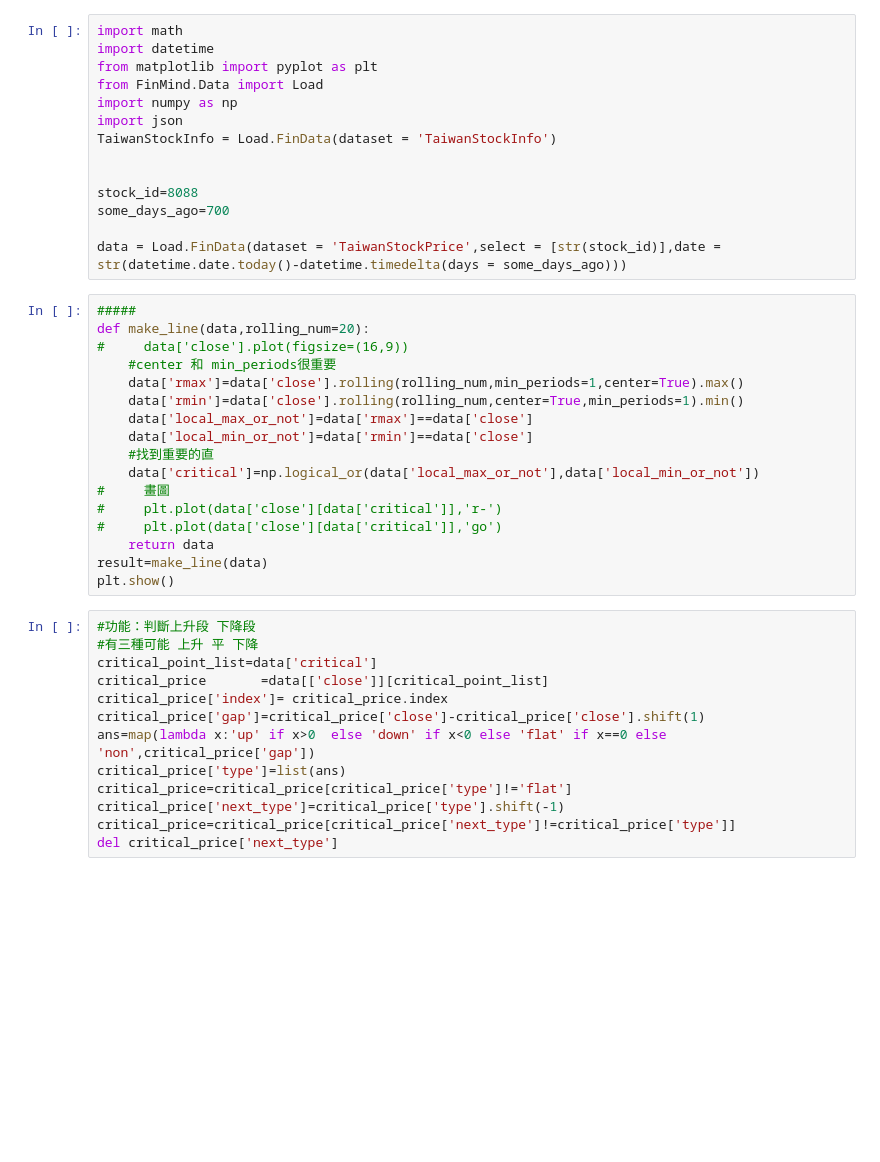
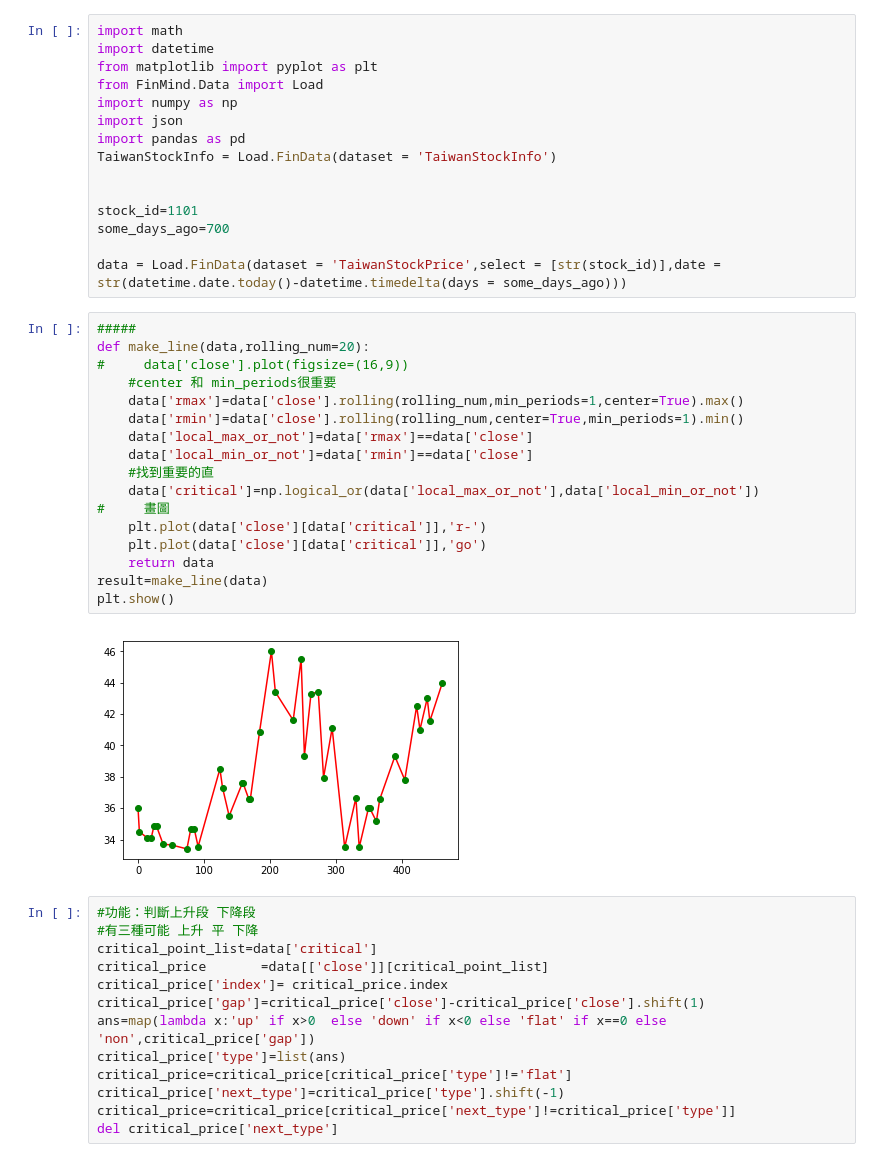
Before and after one commit to r07521706/Stock, a Jupyter notebook: 波簡化.ipynb, the cells around one changed output. Cells and saved outputs as stored; diff of their text form; blank space fills up the shorter version.

```diff
--- a/波簡化.ipynb
+++ b/波簡化.ipynb
@@ -5,30 +5,33 @@ from matplotlib import pyplot as plt
 from FinMind.Data import Load
 import numpy as np
 import json
+import pandas as pd
 TaiwanStockInfo = Load.FinData(dataset = 'TaiwanStockInfo')
 
 
-stock_id=8088
+stock_id=1101
 some_days_ago=700
 
 data = Load.FinData(dataset = 'TaiwanStockPrice',select = [str(stock_id)],date = str(datetime.date.today()-datetime.timedelta(days = some_days_ago)))
 # %%
 #####
 def make_line(data,rolling_num=20):
 #     data['close'].plot(figsize=(16,9))
     #center 和 min_periods很重要
     data['rmax']=data['close'].rolling(rolling_num,min_periods=1,center=True).max()
     data['rmin']=data['close'].rolling(rolling_num,center=True,min_periods=1).min()
     data['local_max_or_not']=data['rmax']==data['close']
     data['local_min_or_not']=data['rmin']==data['close']
     #找到重要的直
     data['critical']=np.logical_or(data['local_max_or_not'],data['local_min_or_not'])
 #     畫圖
-#     plt.plot(data['close'][data['critical']],'r-')
-#     plt.plot(data['close'][data['critical']],'go')
+    plt.plot(data['close'][data['critical']],'r-')
+    plt.plot(data['close'][data['critical']],'go')
     return data
 result=make_line(data)
 plt.show()
+# %% [output]
+[figure, added]
 # %%
 #功能：判斷上升段 下降段
 #有三種可能 上升 平 下降
```
Also changed, not shown: parts of 24 cells of this notebook.
